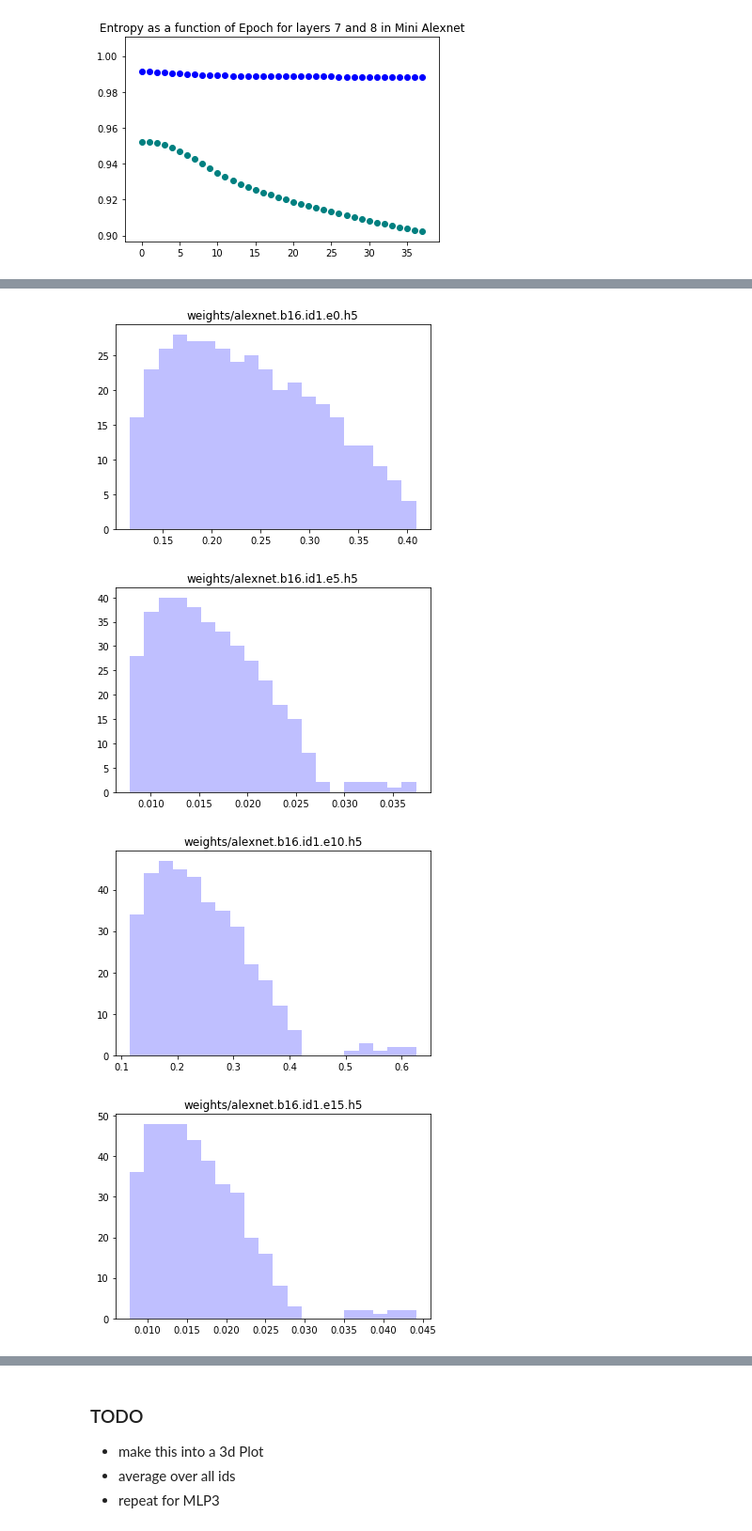
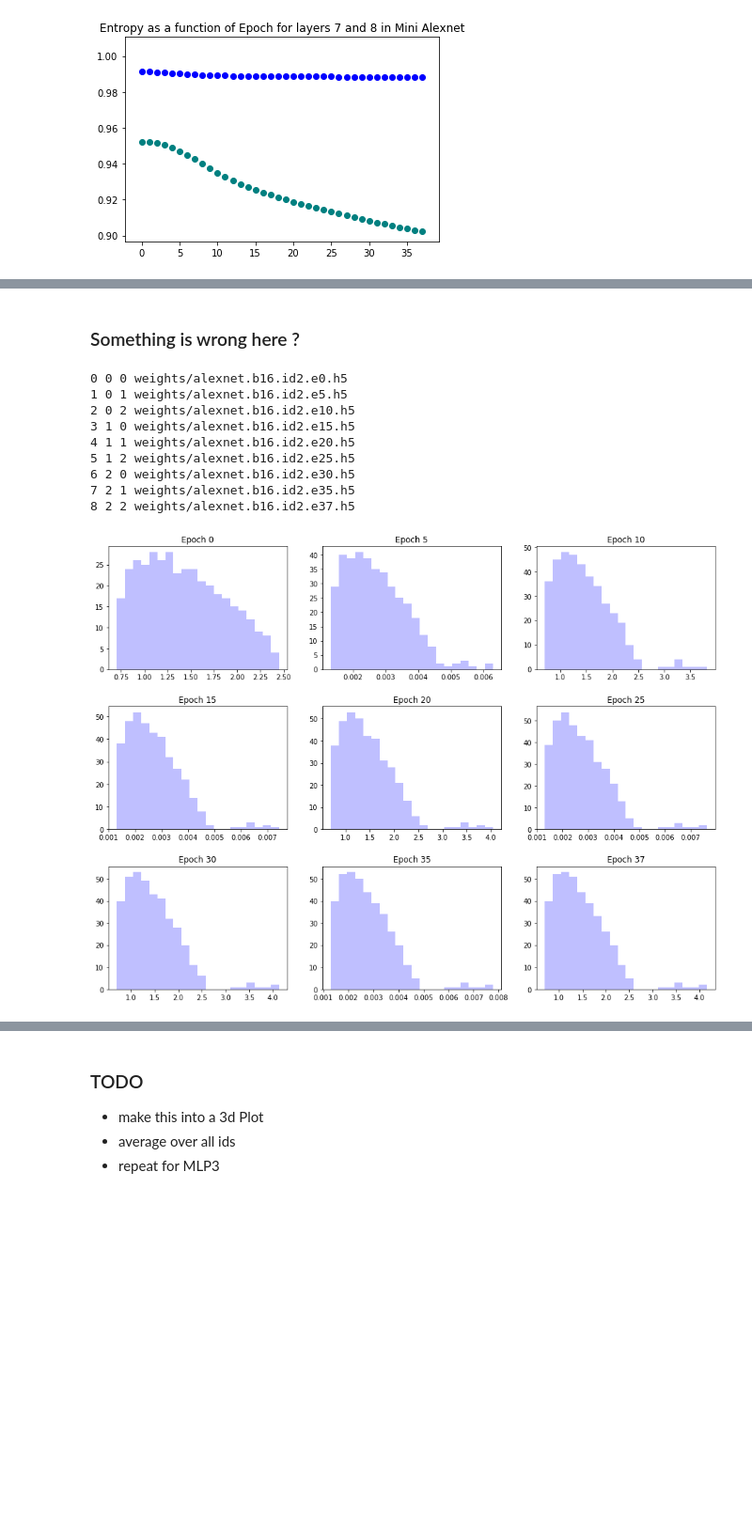
Before and after one commit to CalculatedContent/DLGeneralization, a Jupyter notebook: Mini Alexnet/AlexNet-Entropy-and-RMT-Analysis.ipynb, the cells around one changed output, grey strips where cells are left out. Shown at 94% size. Drawn from its saved outputs; the diff is of its cells as text; code cells hidden in the pictures; blank space fills up the shorter version.

Commit message:
adding eigenvalue plots

```diff
--- a/Mini Alexnet/AlexNet-Entropy-and-RMT-Analysis.ipynb
+++ b/Mini Alexnet/AlexNet-Entropy-and-RMT-Analysis.ipynb
@@ -195,21 +199,46 @@ array([ 0,  5, 10, 15, 20, 25, 30, 35])
+# %%
+import matplotlib.pylab as pylab
+pylab.rcParams['figure.figsize'] = 16, 12
+# %% [markdown]
+### Something is wrong here ?
 # %%
-for epoch in every5_epochs:
+f, axes = plt.subplots(3, 3)
+run_id =2
+
+for idx, epoch in enumerate(every5_epochs):
+    eigenvalues = []
+
+
+    #for run_id in [1]:
     modelfile = "weights/alexnet.b16.id{}.e{}.h5".format(run_id,epoch)
     model.load_weights(modelfile)
     W7 = model.layers[7].get_weights()[0]
     n=384
     W = W7 / np.linalg.norm(W)
     svd = TruncatedSVD(n_components=n-1, n_iter=7, random_state=10)
     svd.fit(W)
     sv = svd.singular_values_
-    ev = sv*sv
-    #plt.hist(sv, bins=20, alpha=0.25, color='blue');
+    eigenvalues.append(sv*sv)
 
-    plt.hist(ev, bins=20, alpha=0.25, color='blue');
-    plt.title(modelfile)
-    plt.show()
+    iay = idx % 3
+    iax = int(idx / 3)
+
+    print(idx, iax, iay, modelfile)
+    subplot = axes[iax,iay]
+    subplot.hist(eigenvalues, bins=20, alpha=0.25, color='blue');
+    subplot.set_title("Epoch {}".format(epoch));
+
+
+f.subplots_adjust(hspace=0.3)
+plt.show()
 # %% [output]
+0 0 0 weights/alexnet.b16.id2.e0.h5
+1 0 1 weights/alexnet.b16.id2.e5.h5
+2 0 2 weights/alexnet.b16.id2.e10.h5
+3 1 0 weights/alexnet.b16.id2.e15.h5
+4 1 1 weights/alexnet.b16.id2.e20.h5
+5 1 2 weights/alexnet.b16.id2.e25.h5
+6 2 0 weights/alexnet.b16.id2.e30.h5
+7 2 1 weights/alexnet.b16.id2.e35.h5
+8 2 2 weights/alexnet.b16.id2.e37.h5
-[figure, old version]
+[figure, new version]
-[figure, removed]
-[figure, removed]
-[figure, removed]
```
Also changed, not shown: parts of 11 cells of this notebook.
